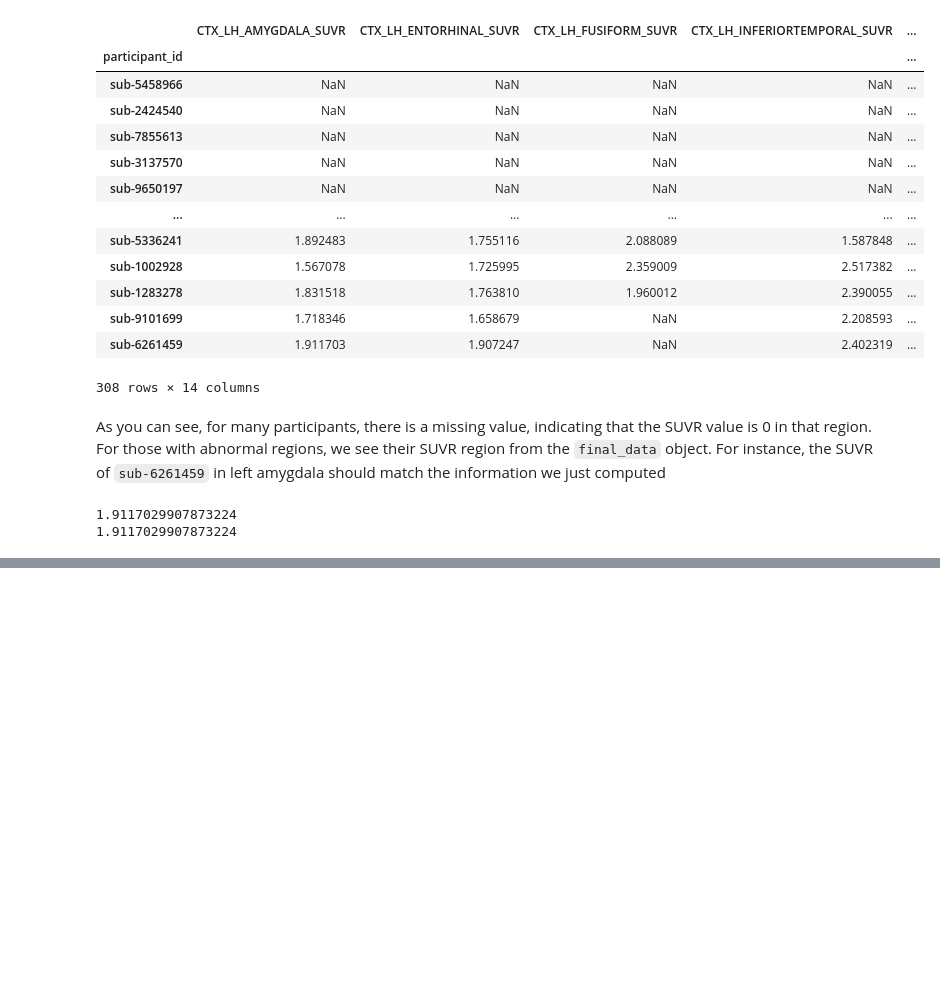
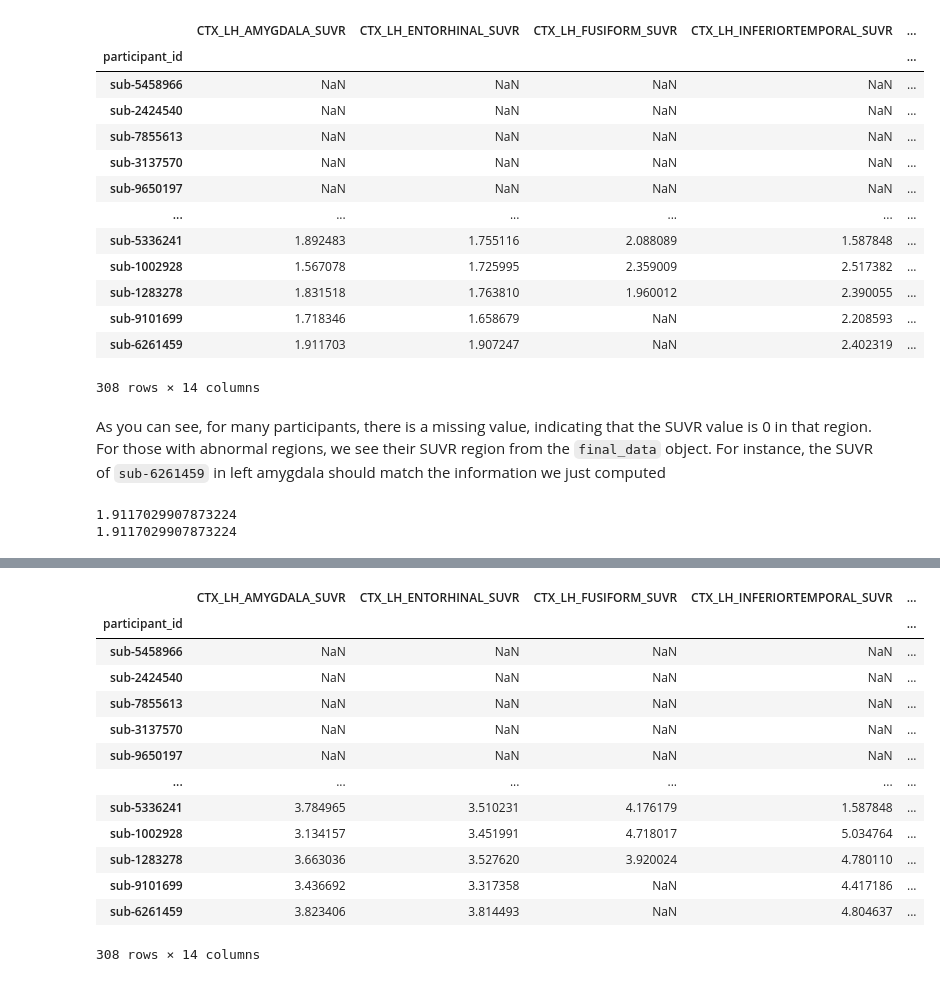
Before and after one commit to stong3/sihnpy, a Jupyter notebook: docs/2.spex/spex_module.ipynb, the cells around one changed output, grey strips where cells are left out. Cells and saved outputs as stored; diff of their text form; code cells hidden in the pictures; blank space fills up the shorter version.

```diff
--- a/docs/2.spex/spex_module.ipynb
+++ b/docs/2.spex/spex_module.ipynb
@@ -774,0 +772,17 @@ With amyloid SUVR data, many authors in the literature have opted for 90% probab
+# %%
+spex_ind_masks['mask_spatial_extent_sum_all']
+# %% [output]
+|  | CTX_LH_AMYGDALA_SUVR | CTX_LH_ENTORHINAL_SUVR | CTX_LH_FUSIFORM_SUVR | CTX_LH_INFERIORTEMPORAL_SUVR | ... |
+| participant_id |  |  |  |  | ... |
+| sub-5458966 | NaN | NaN | NaN | NaN | ... |
+| sub-2424540 | NaN | NaN | NaN | NaN | ... |
+| sub-7855613 | NaN | NaN | NaN | NaN | ... |
+| sub-3137570 | NaN | NaN | NaN | NaN | ... |
+| sub-9650197 | NaN | NaN | NaN | NaN | ... |
+| ... | ... | ... | ... | ... | ... |
+| sub-5336241 | 3.784965 | 3.510231 | 4.176179 | 1.587848 | ... |
+| sub-1002928 | 3.134157 | 3.451991 | 4.718017 | 5.034764 | ... |
+| sub-1283278 | 3.663036 | 3.527620 | 3.920024 | 4.780110 | ... |
+| sub-9101699 | 3.436692 | 3.317358 | NaN | 4.417186 | ... |
+| sub-6261459 | 3.823406 | 3.814493 | NaN | 4.804637 | ... |
+308 rows × 14 columns
```
Also changed, not shown: parts of 5 cells of this notebook.
